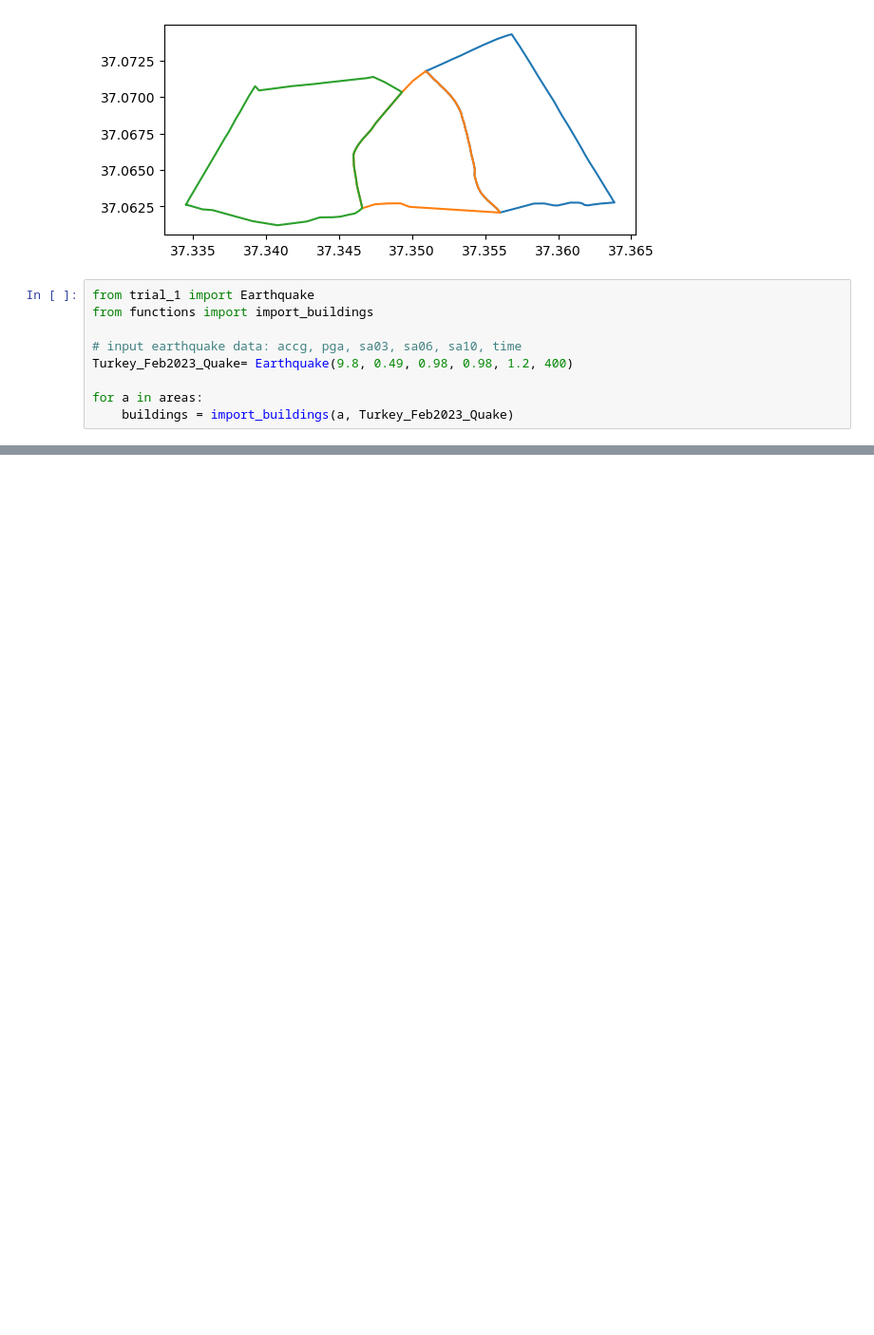
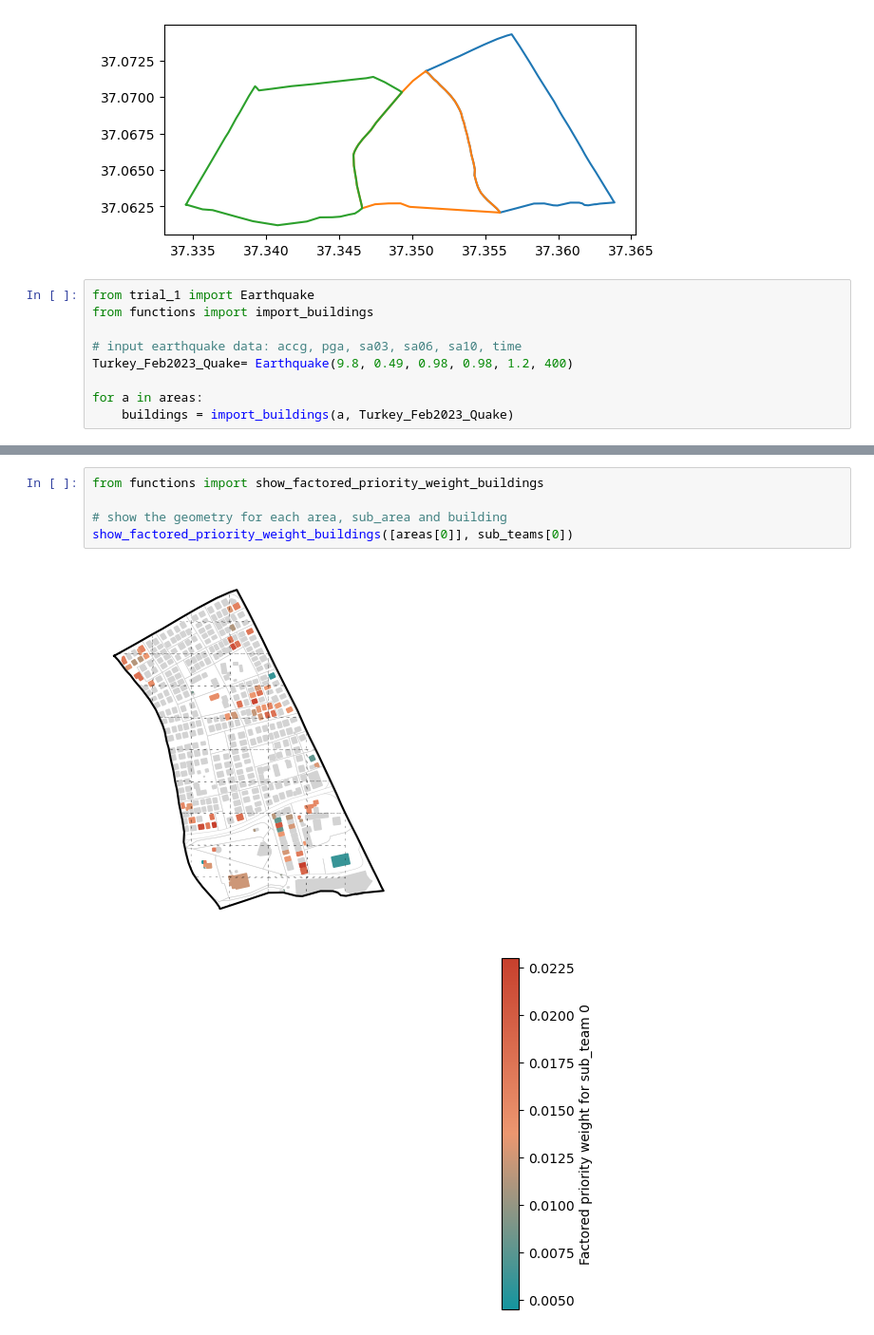
Before and after one commit to shreyakejriwal02/SARO_CORE2023, a Jupyter notebook: clean_program.ipynb, the cells around one changed output, grey strips where cells are left out. Shown at 95% size. Saved outputs shown, nothing was run; the diff lists cells and outputs as text; blank space fills up the shorter version.

```diff
--- a/clean_program.ipynb
+++ b/clean_program.ipynb
@@ -177,0 +248,8 @@ Sub-area: None, Priority: 0
+# %%
+from functions import show_factored_priority_weight_buildings
+
+# show the geometry for each area, sub_area and building
+show_factored_priority_weight_buildings([areas[0]], sub_teams[0])
+# %% [output]
+[figure, added]
+[figure, added]
```
Also changed, not shown: parts of 32 cells of this notebook, 40 other files.
